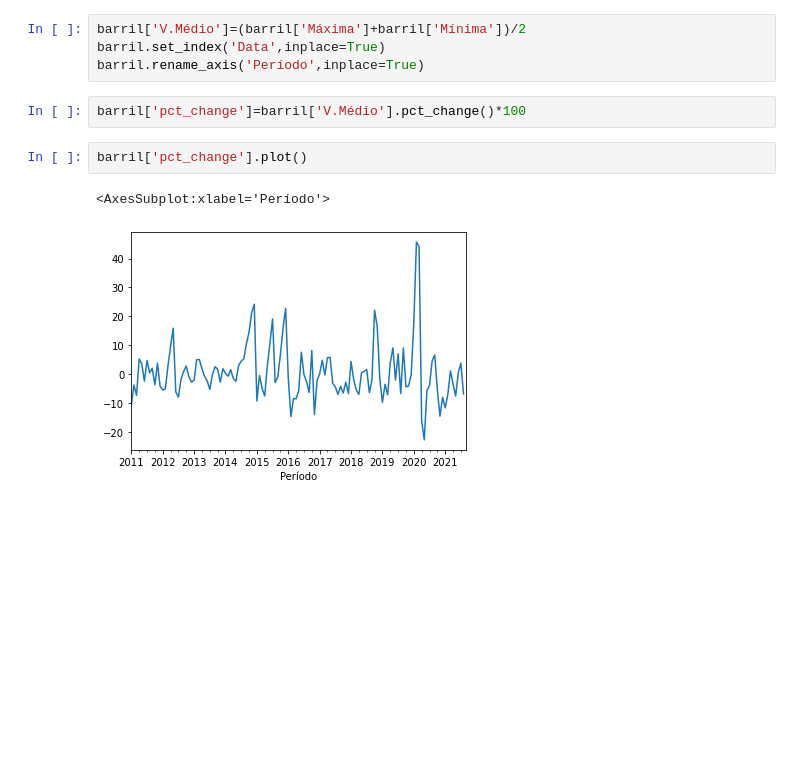
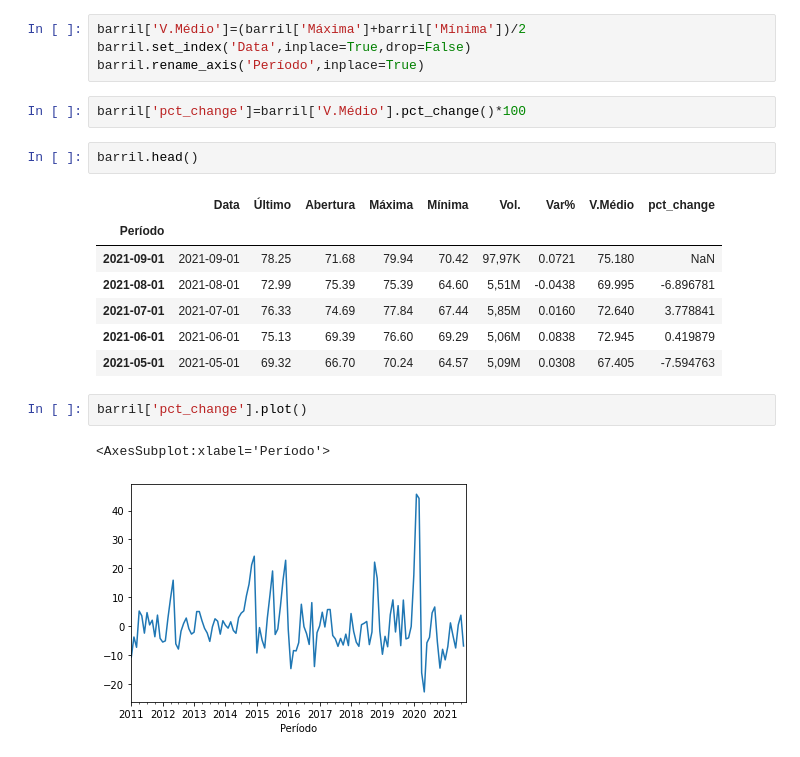
Before and after one commit to ednaelxd/residencia, a Jupyter notebook: desenvolvimento.ipynb, the cells around one changed output. Drawn from its saved outputs; the diff is of its cells as text; blank space fills up the shorter version.

```diff
--- a/desenvolvimento.ipynb
+++ b/desenvolvimento.ipynb
@@ -50,9 +168,19 @@ dollar.loc['2013-01-1':,'VU$.Norm'].plot()
 # %%
 barril['V.Médio']=(barril['Máxima']+barril['Mínima'])/2
-barril.set_index('Data',inplace=True)
+barril.set_index('Data',inplace=True,drop=False)
 barril.rename_axis('Período',inplace=True)
 # %%
 barril['pct_change']=barril['V.Médio'].pct_change()*100
+# %%
+barril.head()
+# %% [output]
+|  | Data | Último | Abertura | Máxima | Mínima | Vol. | Var% | V.Médio | pct_change |
+| Período |  |  |  |  |  |  |  |  |  |
+| 2021-09-01 | 2021-09-01 | 78.25 | 71.68 | 79.94 | 70.42 | 97,97K | 0.0721 | 75.180 | NaN |
+| 2021-08-01 | 2021-08-01 | 72.99 | 75.39 | 75.39 | 64.60 | 5,51M | -0.0438 | 69.995 | -6.896781 |
+| 2021-07-01 | 2021-07-01 | 76.33 | 74.69 | 77.84 | 67.44 | 5,85M | 0.0160 | 72.640 | 3.778841 |
+| 2021-06-01 | 2021-06-01 | 75.13 | 69.39 | 76.60 | 69.29 | 5,06M | 0.0838 | 72.945 | 0.419879 |
+| 2021-05-01 | 2021-05-01 | 69.32 | 66.70 | 70.24 | 64.57 | 5,09M | 0.0308 | 67.405 | -7.594763 |
 # %%
 barril['pct_change'].plot()
 # %% [output]
```
Also changed, not shown: parts of 20 cells of this notebook.
